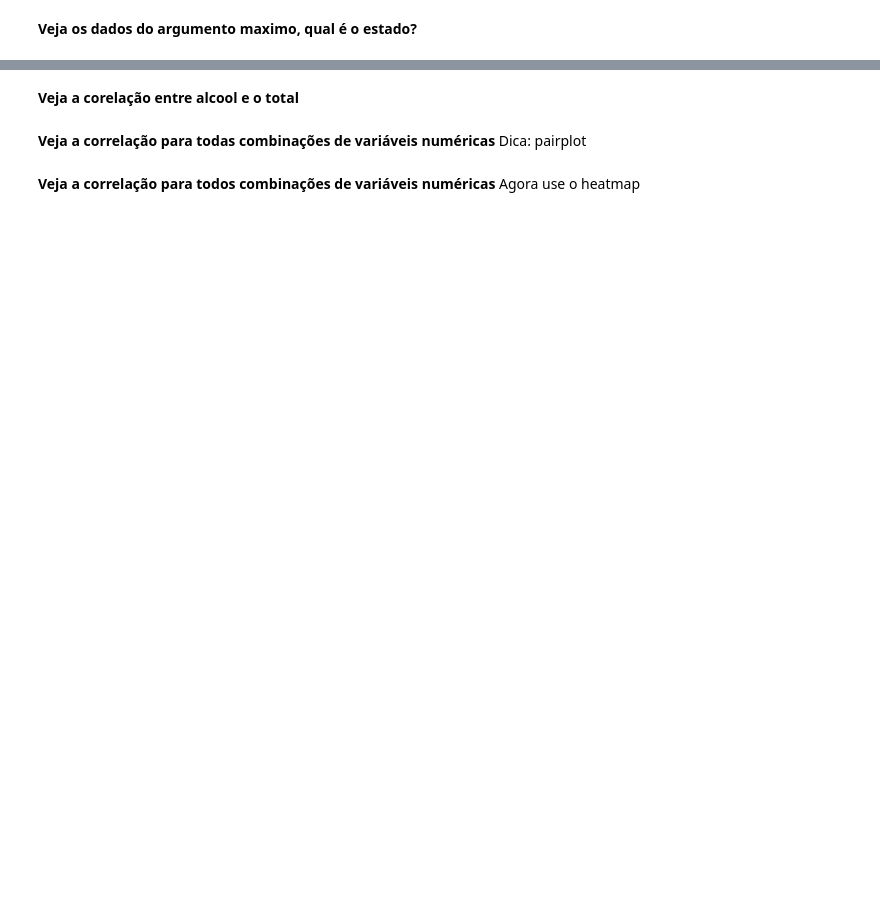
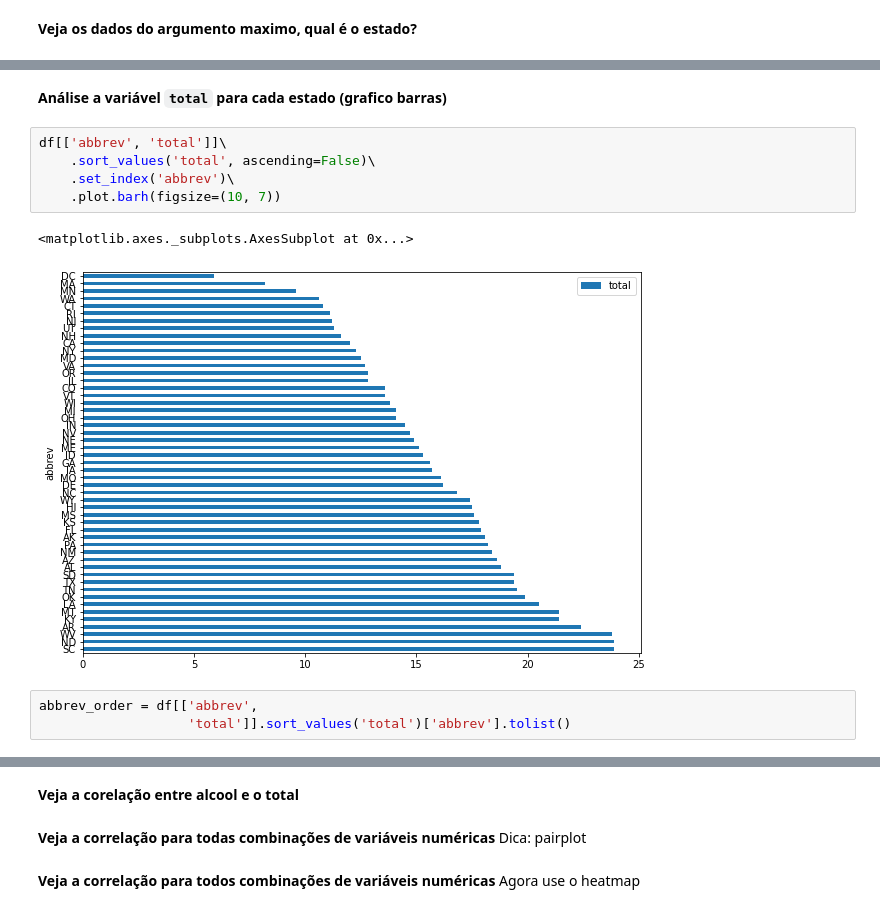
Before and after one commit to ossamum/aulas-mesttra, a Jupyter notebook: 02_dataviz/Aula_02-Dataviz-Exercicios.ipynb, the cells around one changed output, grey strips where cells are left out. Saved outputs shown, nothing was run; the diff lists cells and outputs as text; blank space fills up the shorter version.

```diff
--- a/02_dataviz/Aula_02-Dataviz-Exercicios.ipynb
+++ b/02_dataviz/Aula_02-Dataviz-Exercicios.ipynb
@@ -26,0 +105,13 @@ import matplotlib.pyplot as plt
+# %% [markdown]
+**Análise a variável `total` para cada estado (grafico barras)**
+# %%
+df[['abbrev', 'total']]\
+    .sort_values('total', ascending=False)\
+    .set_index('abbrev')\
+    .plot.barh(figsize=(10, 7))
+# %% [output]
+<matplotlib.axes._subplots.AxesSubplot at 0x...>
+[figure, added]
+# %%
+abbrev_order = df[['abbrev',
+                   'total']].sort_values('total')['abbrev'].tolist()
```
Also changed, not shown: parts of 22 cells of this notebook, 7 other files.
